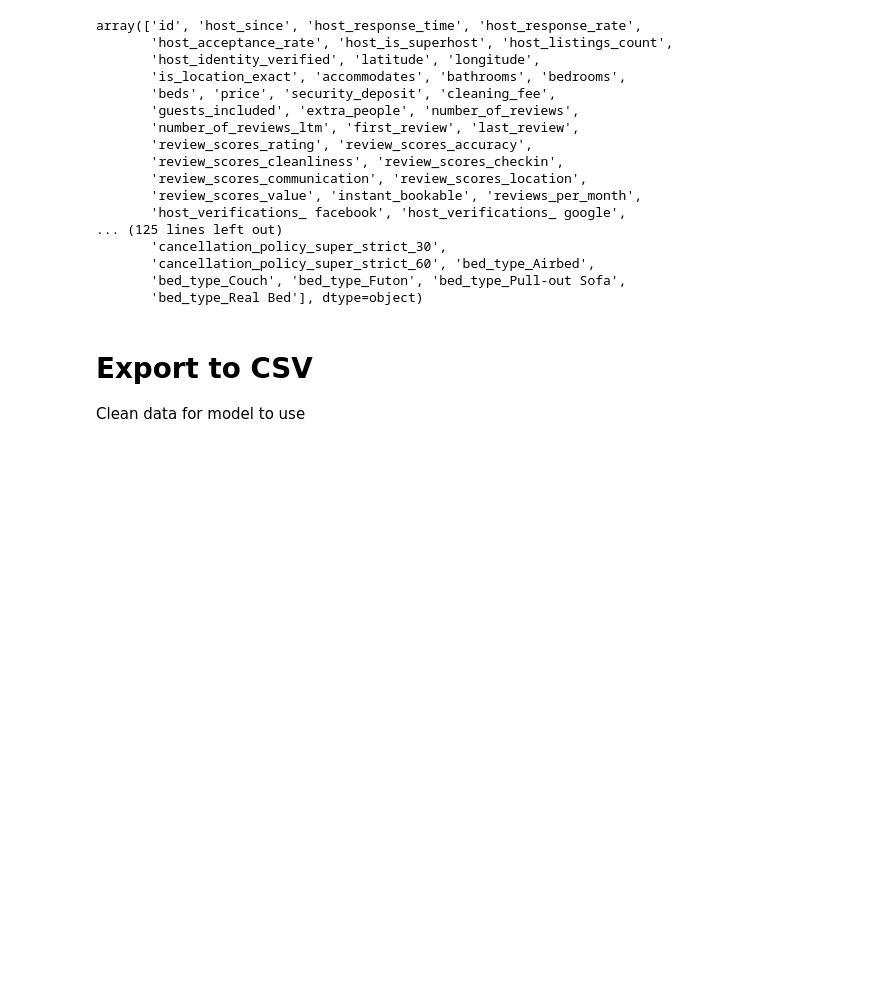
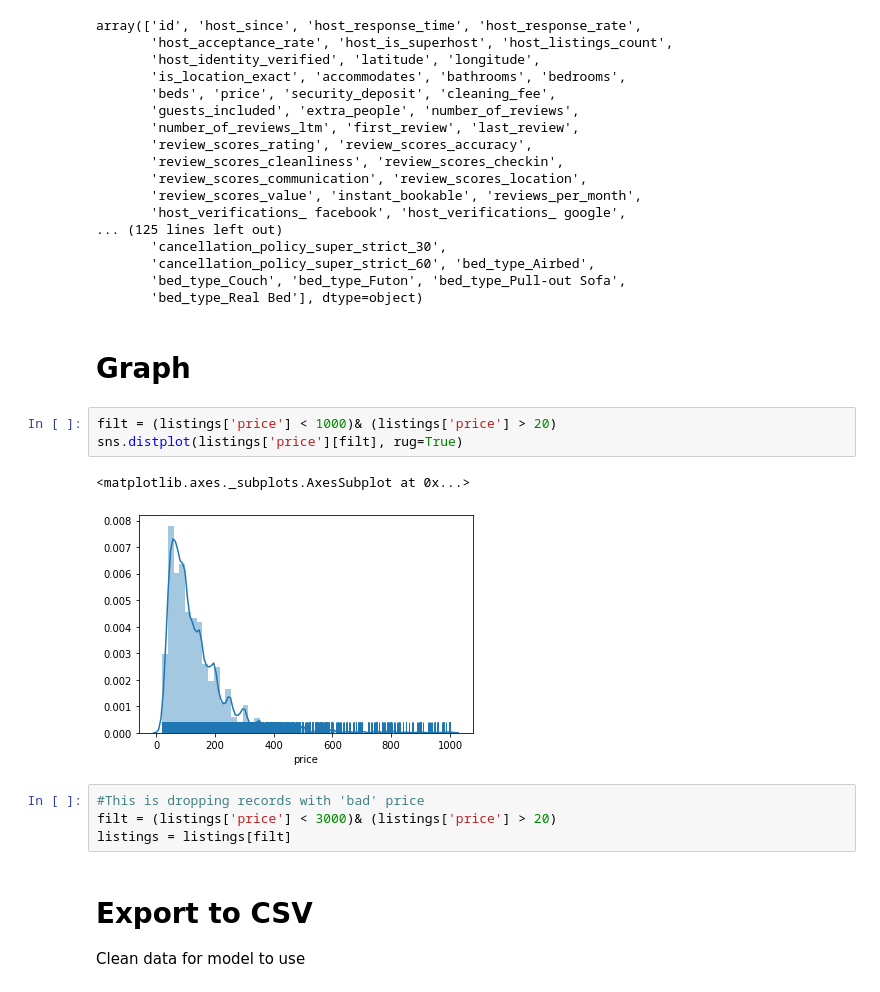
Before and after one commit to dcollaguazo/Airbnb-Price-Prediction, a Jupyter notebook: variable_exploration/mk/mk_2_analyze.ipynb, the cells around one changed output. Drawn from its saved outputs; the diff is of its cells as text; blank space fills up the shorter version.

Commit message:
remove outliers in price and rerun model

```diff
--- a/variable_exploration/mk/mk_2_analyze.ipynb
+++ b/variable_exploration/mk/mk_2_analyze.ipynb
@@ -367,6 +367,18 @@ array(['id', 'host_since', 'host_response_time', 'host_response_rate',
        'cancellation_policy_super_strict_60', 'bed_type_Airbed',
        'bed_type_Couch', 'bed_type_Futon', 'bed_type_Pull-out Sofa',
        'bed_type_Real Bed'], dtype=object)
+# %% [markdown]
+# Graph
+# %%
+filt = (listings['price'] < 1000)& (listings['price'] > 20)
+sns.distplot(listings['price'][filt], rug=True)
+# %% [output]
+<matplotlib.axes._subplots.AxesSubplot at 0x...>
+[figure, added]
+# %%
+#This is dropping records with 'bad' price
+filt = (listings['price'] < 3000)& (listings['price'] > 20)
+listings = listings[filt]
 # %% [markdown]
 # Export to CSV
 Clean data for model to use
```
